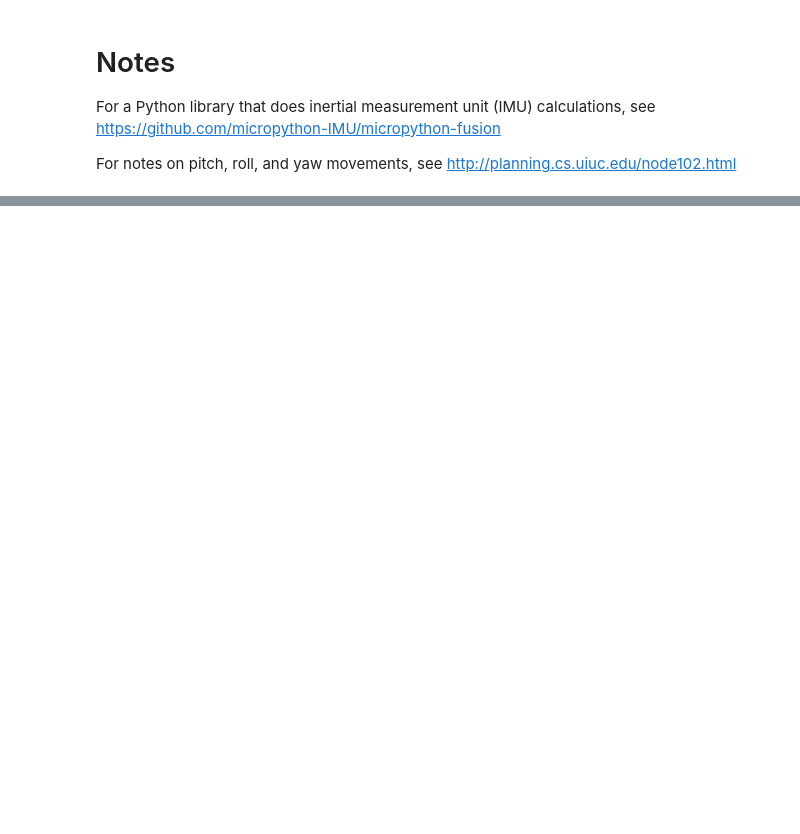
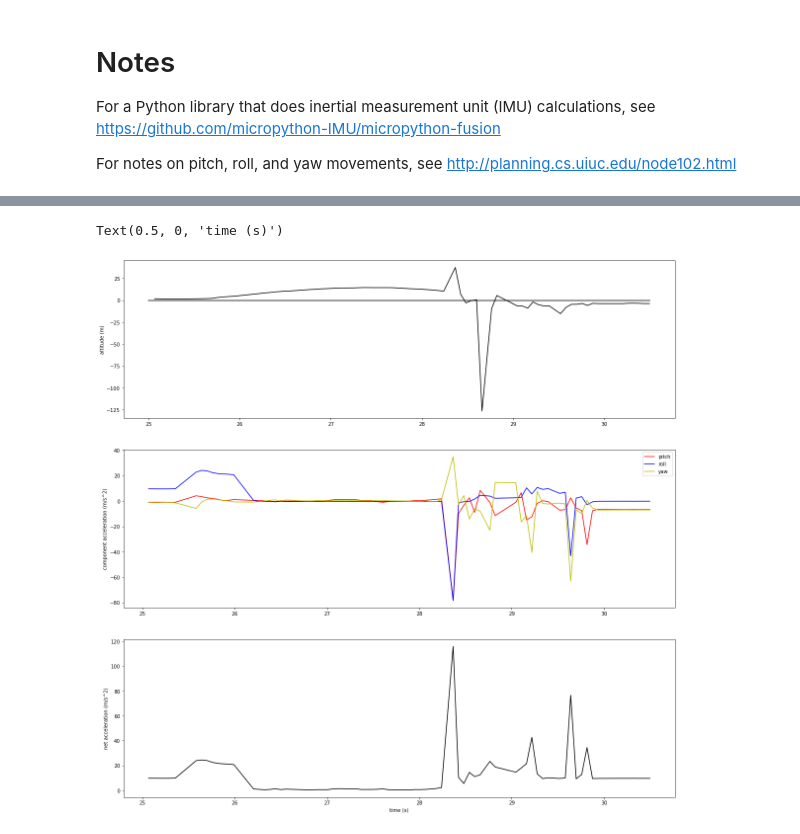
Before and after one commit to HeardLibrary/digital-scholarship, a Jupyter notebook: code/circuit_python/flight_analysis.ipynb, the cells around one changed output, grey strips where cells are left out. Drawn from its saved outputs; the diff is of its cells as text; code cells hidden in the pictures; blank space fills up the shorter version.

```diff
--- a/code/circuit_python/flight_analysis.ipynb
+++ b/code/circuit_python/flight_analysis.ipynb
@@ -63,20 +101,24 @@ ax.set_ylabel('net acceleration (m/s^2)')
 # %%
 fig = plt.figure(figsize=(20,20))
 ax1 = fig.add_subplot(3, 1, 1)
-ax1.plot(flight_data.index, flight_data.alt, color='k')
+ax1.plot(flight_data.index, flight_data.alt - ground_elevation, color='k')
+ax1.plot([start_time, end_time], [0, 0], color='k')
 ax1.set_ylabel('altitude (m)')
 
 ax2 = fig.add_subplot(3, 1, 2)
 ax2.plot(flight_data.index, flight_data.pitch_a, color='r', label='pitch')
 ax2.plot(flight_data.index, flight_data.roll_a, color='b', label='roll')
 ax2.plot(flight_data.index, flight_data.yaw_a, color='y', label='yaw')
 ax2.set_ylabel('component acceleration (m/s^2)')
 ax2.legend(loc='best')
 
 ax3 = fig.add_subplot(3, 1, 3)
 ax3.plot(flight_data.index, net_accel, color='k')
 ax3.set_ylabel('net acceleration (m/s^2)')
 ax3.set_xlabel('time (s)')
+# %% [output]
+Text(0.5, 0, 'time (s)')
+[figure, added]
 # %%
 fig = plt.figure(figsize=(20,10))
 ax = fig.add_subplot(1, 1, 1)
```
Also changed, not shown: parts of 10 cells of this notebook, 1 other file.
